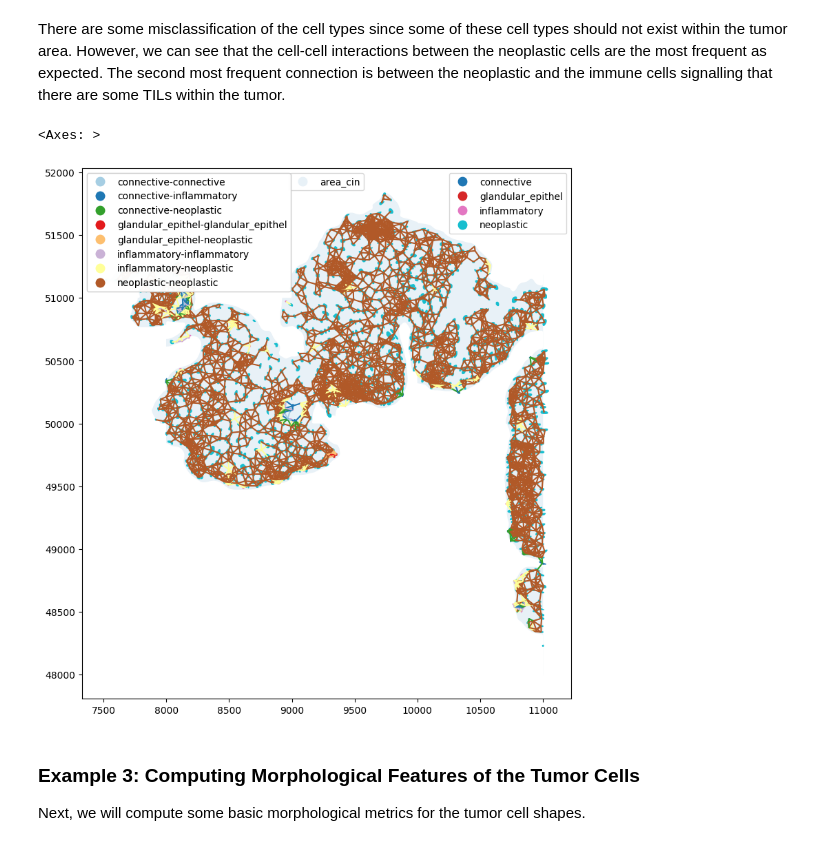
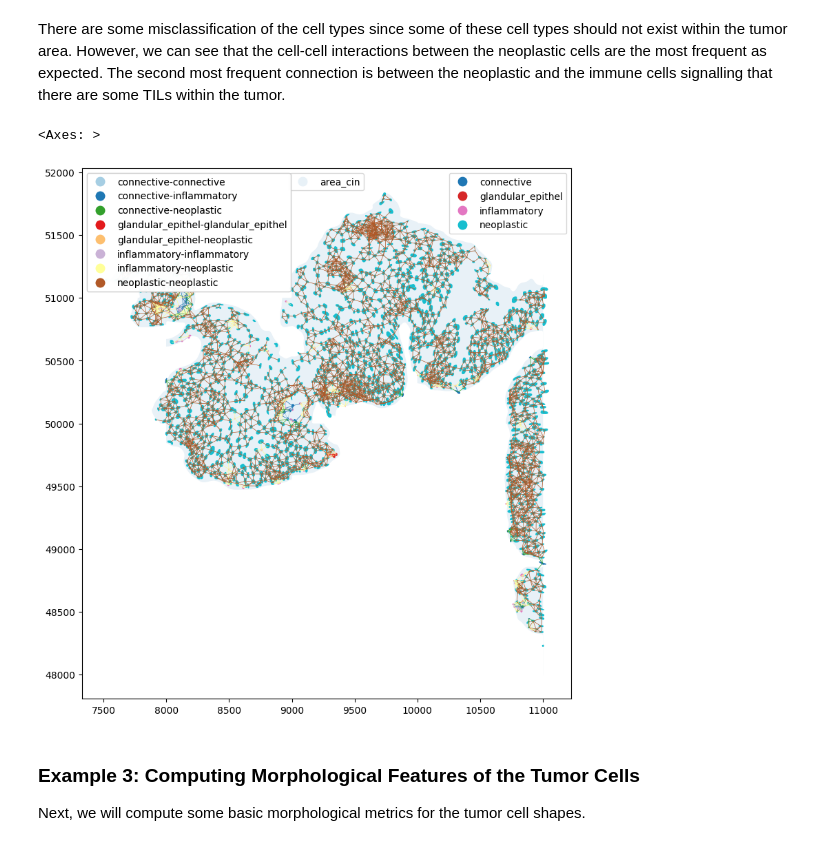
Before and after one commit to okunator/cellseg_gsontools, a Jupyter notebook: docs/user_guide/spatial_contexts/within_context.ipynb, the cells around one changed output. Cells and saved outputs as stored; diff of their text form; code cells hidden in the pictures.

```diff
--- a/docs/user_guide/spatial_contexts/within_context.ipynb
+++ b/docs/user_guide/spatial_contexts/within_context.ipynb
@@ -201,16 +206,17 @@ There are some misclassification of the cell types since some of these cell type
 # %%
 # Let's plot the cell-cell links
 
 plot_all(
     wcsp.context[0]["roi_area"],
     wcsp.context[0]["roi_cells"],
     network_gdf=w_gdf,
     figsize=(10, 10),
     show_legends=True,
+    edge_kws={"linewidth": 0.5},
 )
 # %% [output]
 <Axes: >
-[figure, old version]
+[figure, new version]
 # %% [markdown]
 ### Example 3: Computing Morphological Features of the Tumor Cells
 
```
Also changed, not shown: parts of 3 cells of this notebook, 4 other files.
